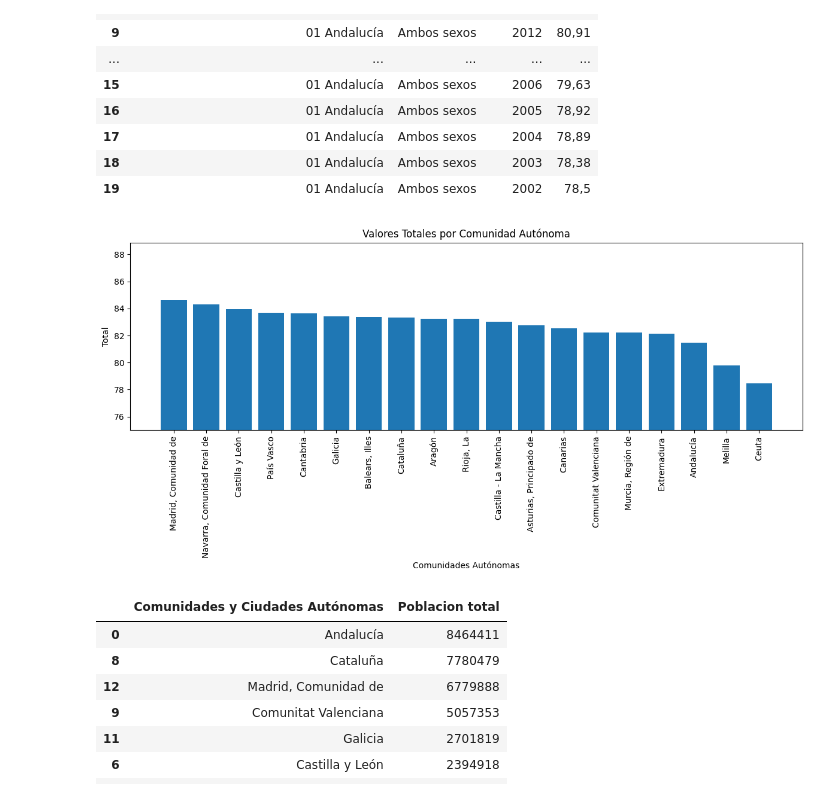
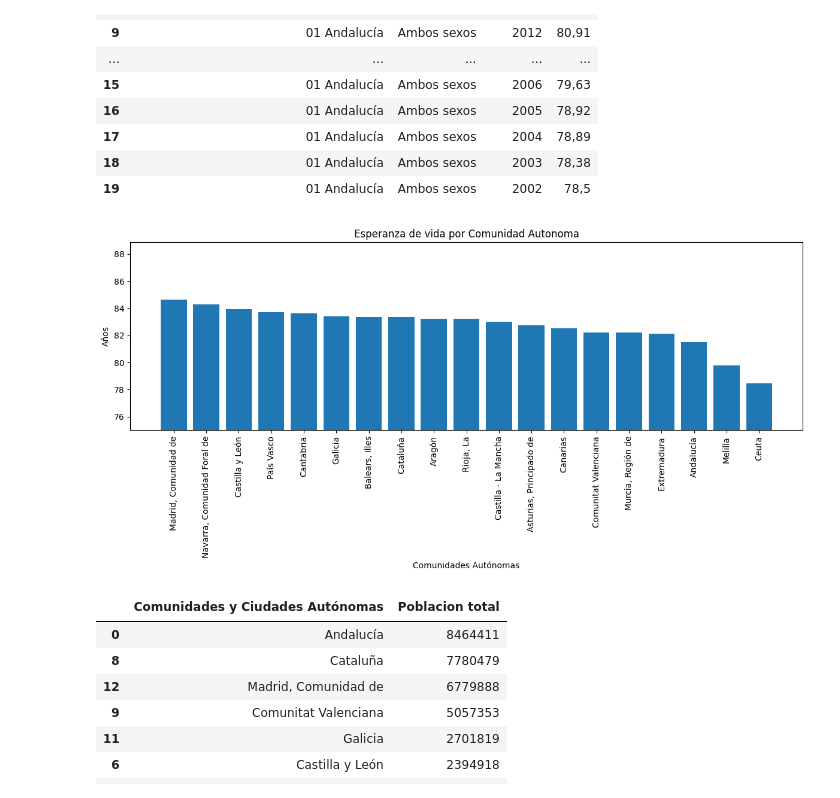
Before and after one commit to miguelrm81/EDA, a Jupyter notebook: donde_teletrabajar/src/notebooks/limpieza_y_graficos.ipynb, the cells around one changed output. Cells and saved outputs as stored; diff of their text form; code cells hidden in the pictures.

```diff
--- a/donde_teletrabajar/src/notebooks/limpieza_y_graficos.ipynb
+++ b/donde_teletrabajar/src/notebooks/limpieza_y_graficos.ipynb
@@ -419,21 +422,22 @@ espe_vida.rename(columns={'Total' : 'Esperanza vida ambos sexos'}, inplace=True)
 # %%
 espe_vida.to_csv('../Data/esperanza_vida.csv', index=False)
 # %%
+
 plt.figure(figsize=(12, 6))
 
 plt.bar(espe_vida['Comunidades y Ciudades Autónomas'], espe_vida['Esperanza vida ambos sexos'])
 plt.ylim(75)
 plt.xticks(rotation=90)
 
 plt.xlabel('Comunidades Autónomas')
-plt.ylabel('Total')
-plt.title('Valores Totales por Comunidad Autónoma')
+plt.ylabel('Años')
+plt.title('Esperanza de vida por Comunidad Autonoma')
 
 plt.tight_layout()
 #plt.savefig('../img/esperanza_vida.jpg', bbox_inches='tight')
 plt.show()
 # %% [output]
-[figure, old version]
+[figure, new version]
 # %%
 #grafica DF3
 
```
Also changed, not shown: parts of 3 cells of this notebook, 2 other files.
